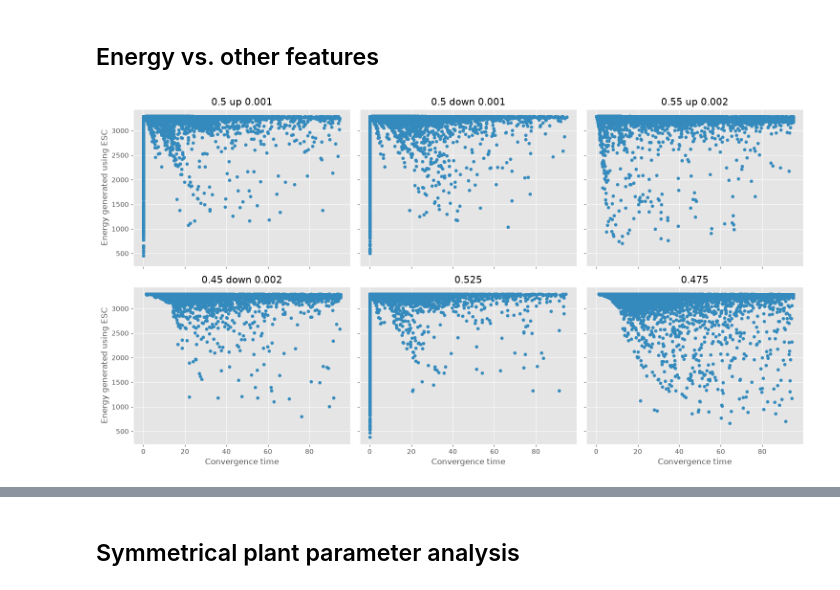
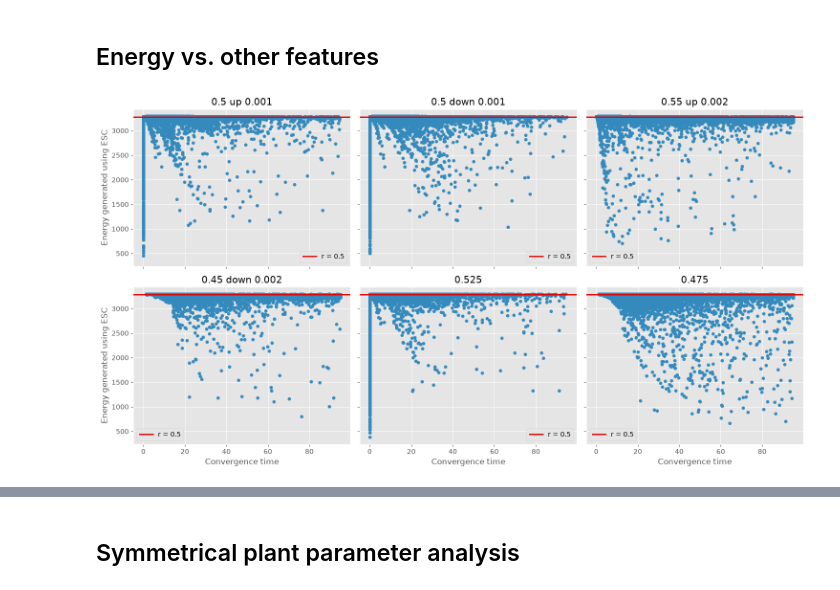
Before and after one commit to HaoPhuc/esc-fuel-ratio, a Jupyter notebook: Optimal-to-operate/OTO-Plant_fix.ipynb, the cells around one changed output, grey strips where cells are left out. Cells and saved outputs as stored; diff of their text form; code cells hidden in the pictures.

Commit message:
Modify the graph for energy density of various datasets

```diff
--- a/Optimal-to-operate/OTO-Plant_fix.ipynb
+++ b/Optimal-to-operate/OTO-Plant_fix.ipynb
@@ -111,19 +128,32 @@ plt.show()
 # %%
 fig, axes = plt.subplots(2, 3, figsize=(15, 8), sharex=True, sharey=True)
 
 for ax, (name, df) in zip(axes.flat, dfs.items()):
-    df.plot(kind='scatter',
-            x='convergence_time',
-            y='energy_ESC',
-            ax=ax,
-            title=name)
+    df.plot(
+        kind='scatter',
+        x='convergence_time',
+        y='energy_ESC',
+        ax=ax,
+        title=name
+    )
+
+    ax.axhline(
+        y=3283.379213,
+        color='#E60000',
+        linestyle='-',
+        linewidth=2,
+        label='r = 0.5',
+        zorder=10
+    )
+
     ax.set_xlabel('Convergence time')
     ax.set_ylabel('Energy generated using ESC')
+    ax.legend()
 
 plt.tight_layout()
 plt.show()
 # %% [output]
-[figure, old version]
+[figure, new version]
 # %%
 params = ['optimizer_gain', 'dither_amplitude', 'dither_frequency']
 
```
Also changed, not shown: parts of 3 cells of this notebook, 3 other files.
